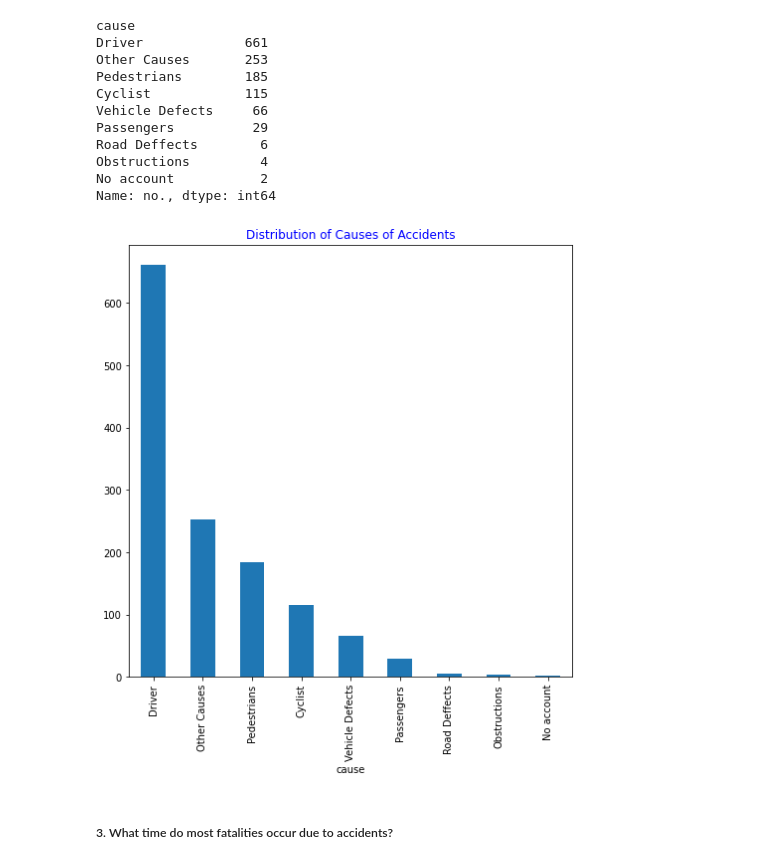
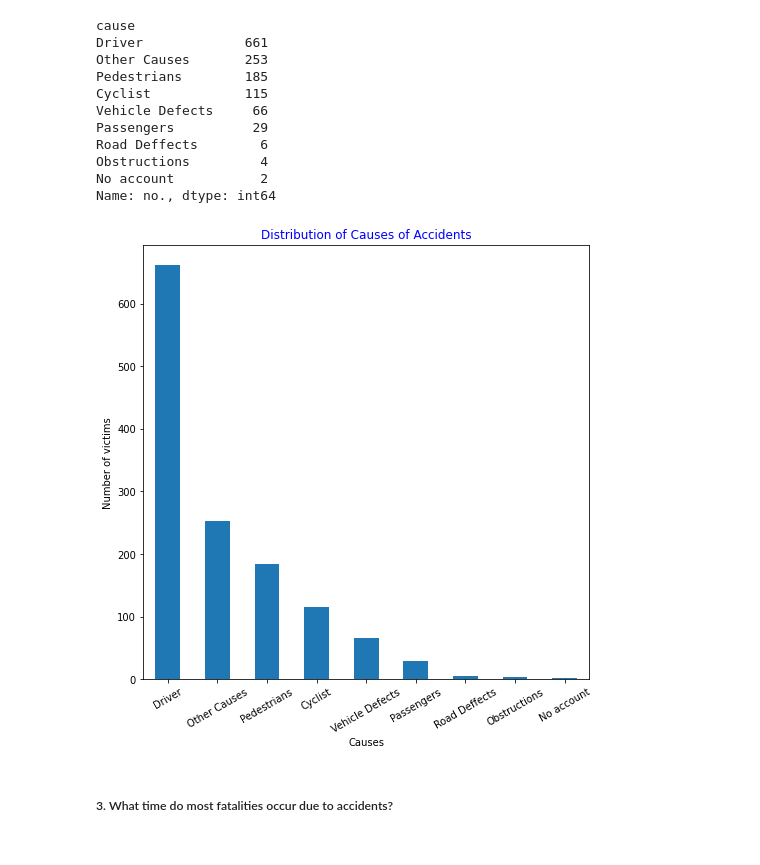
Before and after one commit to LucyKinyua/Data-Science-Prep-Project, a Jupyter notebook: Moringa_Data_Science_Prep_W5_Data_Science_Prep_Project_2021_05_Team_Jabari_B_Python_Notebook.ipynb, the cells around one changed output. Saved outputs shown, nothing was run; the diff lists cells and outputs as text; code cells hidden in the pictures.

```diff
--- a/Moringa_Data_Science_Prep_W5_Data_Science_Prep_Project_2021_05_Team_Jabari_B_Python_Notebook.ipynb
+++ b/Moringa_Data_Science_Prep_W5_Data_Science_Prep_Project_2021_05_Team_Jabari_B_Python_Notebook.ipynb
@@ -686,13 +686,15 @@ No account           2
 Name: no., dtype: int64
 # %%
 plt.figure(figsize = (8,8))
-plt.title('Distribution of Causes of Accidents', fontdict = {'fontsize':12},color = 'blue')
+plt.title('Distribution of Causes of Accidents', fontdict = {'fontsize':12}, color = 'blue')
 labels = ['Driver','Other Causes','Pedestrians','Cyclist','Vehicle Defects','Passengers','Road Deffects','Obstructions','No account']
 accidentcause.plot(kind='bar')
-explode = 0.1,0,0,0,0,0,0,0,0
+plt.xlabel('Causes')
+plt.xticks(rotation=30)
+plt.ylabel('Number of victims')
 plt.show()
 # %% [output]
-[figure, old version]
+[figure, new version]
 # %% [markdown]
 ##### 3. What time do most fatalities occur due to accidents?
 # %%
```
Also changed, not shown: parts of 9 cells of this notebook.
